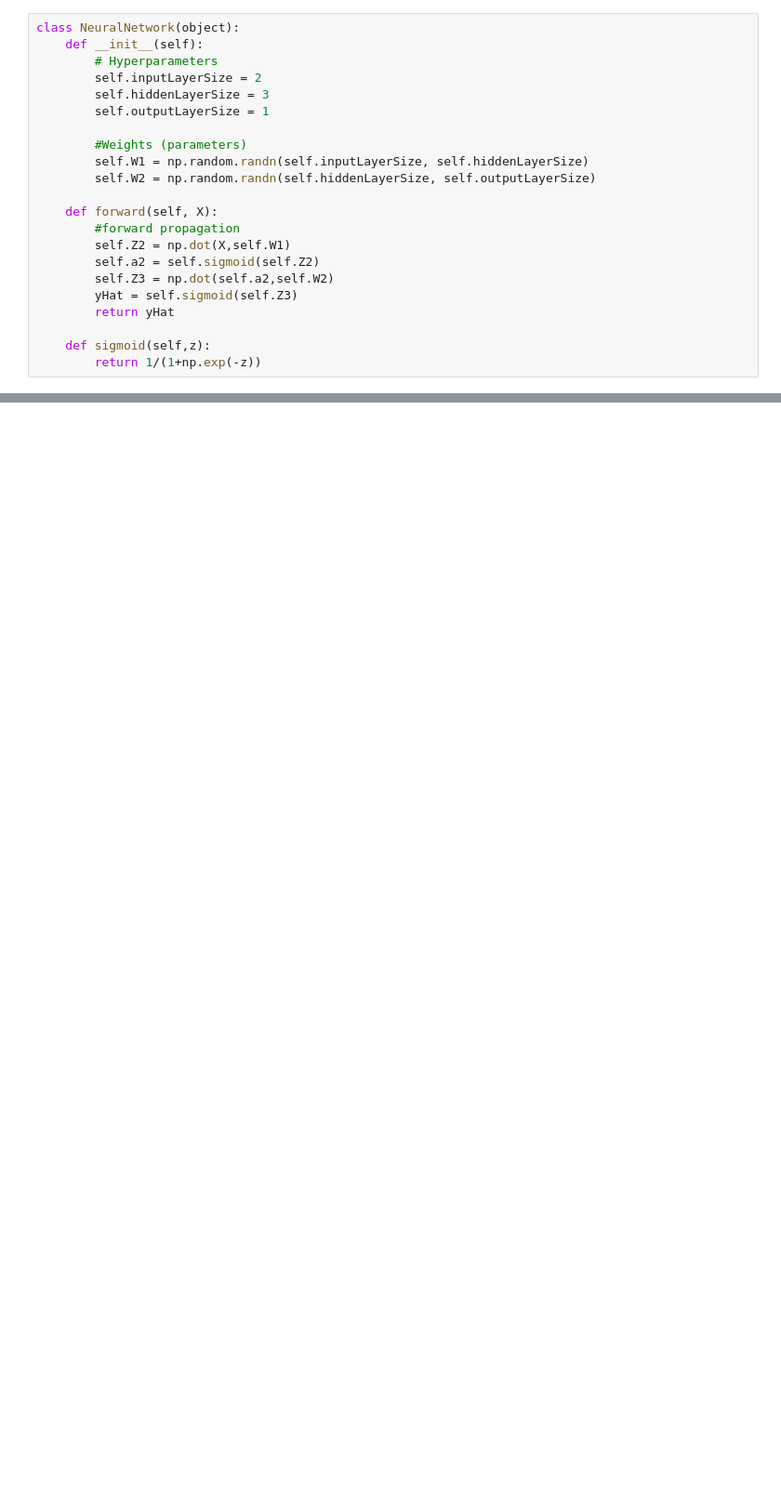
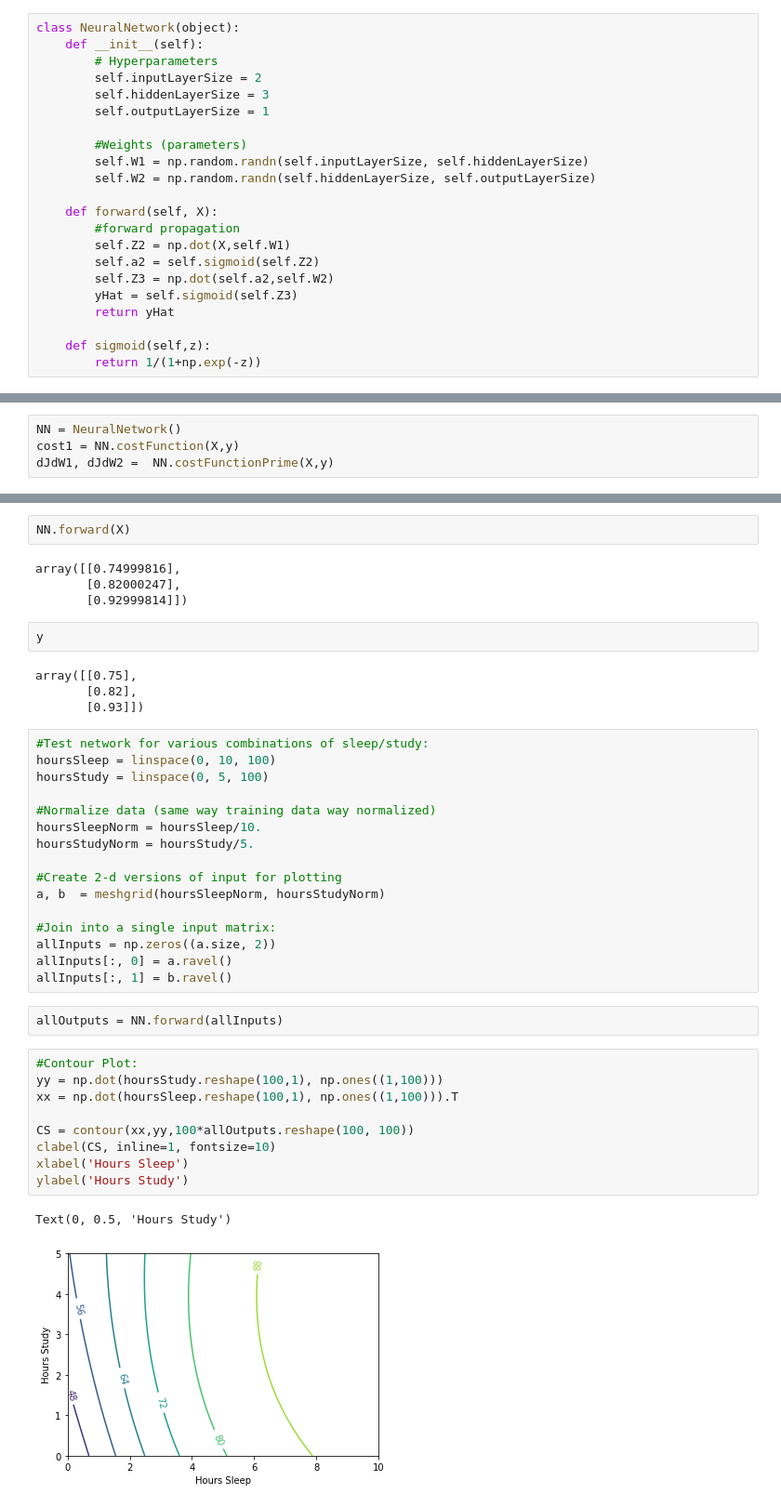
Before and after one commit to mangesh-more/NeuralNetworks, a Jupyter notebook: NeuralNetwork.ipynb, the cells around one changed output, grey strips where cells are left out. Shown at 93% size. Drawn from its saved outputs; the diff is of its cells as text; blank space fills up the shorter version.

```diff
--- a/NeuralNetwork.ipynb
+++ b/NeuralNetwork.ipynb
@@ -93,0 +114,4 @@ endTime = time.process_time()
+# %%
+NN = NeuralNetwork()
+cost1 = NN.costFunction(X,y)
+dJdW1, dJdW2 =  NN.costFunctionPrime(X,y)
@@ -93,0 +310,42 @@ endTime = time.process_time()
+# %%
+NN.forward(X)
+# %% [output]
+array([[0.74999816],
+       [0.82000247],
+       [0.92999814]])
+# %%
+y
+# %% [output]
+array([[0.75],
+       [0.82],
+       [0.93]])
+# %%
+#Test network for various combinations of sleep/study:
+hoursSleep = linspace(0, 10, 100)
+hoursStudy = linspace(0, 5, 100)
+
+#Normalize data (same way training data way normalized)
+hoursSleepNorm = hoursSleep/10.
+hoursStudyNorm = hoursStudy/5.
+
+#Create 2-d versions of input for plotting
+a, b  = meshgrid(hoursSleepNorm, hoursStudyNorm)
+
+#Join into a single input matrix:
+allInputs = np.zeros((a.size, 2))
+allInputs[:, 0] = a.ravel()
+allInputs[:, 1] = b.ravel()
+# %%
+allOutputs = NN.forward(allInputs)
+# %%
+#Contour Plot:
+yy = np.dot(hoursStudy.reshape(100,1), np.ones((1,100)))
+xx = np.dot(hoursSleep.reshape(100,1), np.ones((1,100))).T
+
+CS = contour(xx,yy,100*allOutputs.reshape(100, 100))
+clabel(CS, inline=1, fontsize=10)
+xlabel('Hours Sleep')
+ylabel('Hours Study')
+# %% [output]
+Text(0, 0.5, 'Hours Study')
+[figure, added]
```
Also changed, not shown: parts of 21 cells of this notebook, 2 other files.
